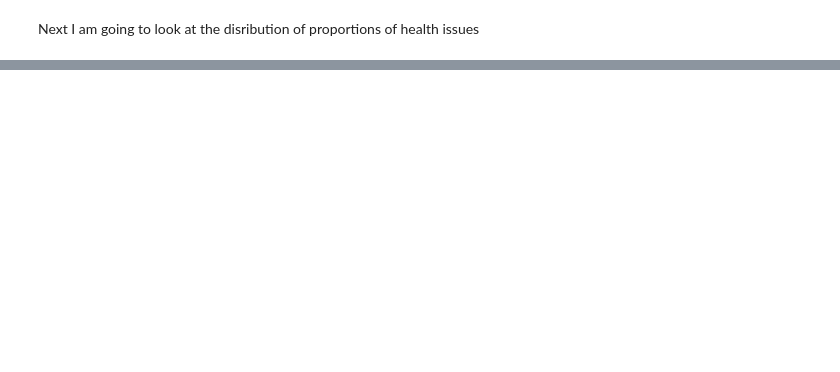
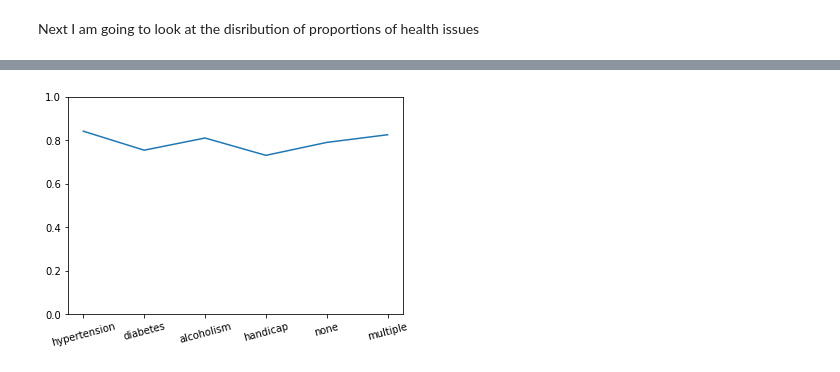
Before and after one commit to BexTuychiev/appointments_show, a Jupyter notebook: investigate-a-dataset-template.ipynb, the cells around one changed output, grey strips where cells are left out. Saved outputs shown, nothing was run; the diff lists cells and outputs as text; code cells hidden in the pictures; blank space fills up the shorter version.

```diff
--- a/investigate-a-dataset-template.ipynb
+++ b/investigate-a-dataset-template.ipynb
@@ -550,0 +548,6 @@ subset_appointments.head()
+# %%
+plt.plot(pd.Series(issue))
+plt.ylim((0, 1))
+plt.xticks(rotation=15);
+# %% [output]
+[figure, added]
```
Also changed, not shown: parts of 20 cells of this notebook.
